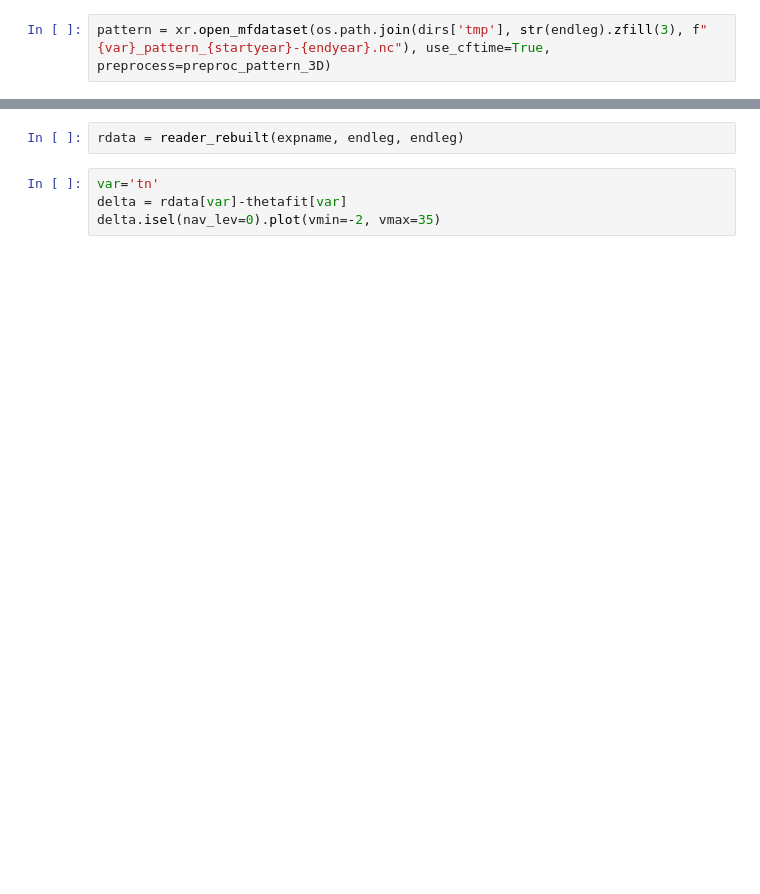
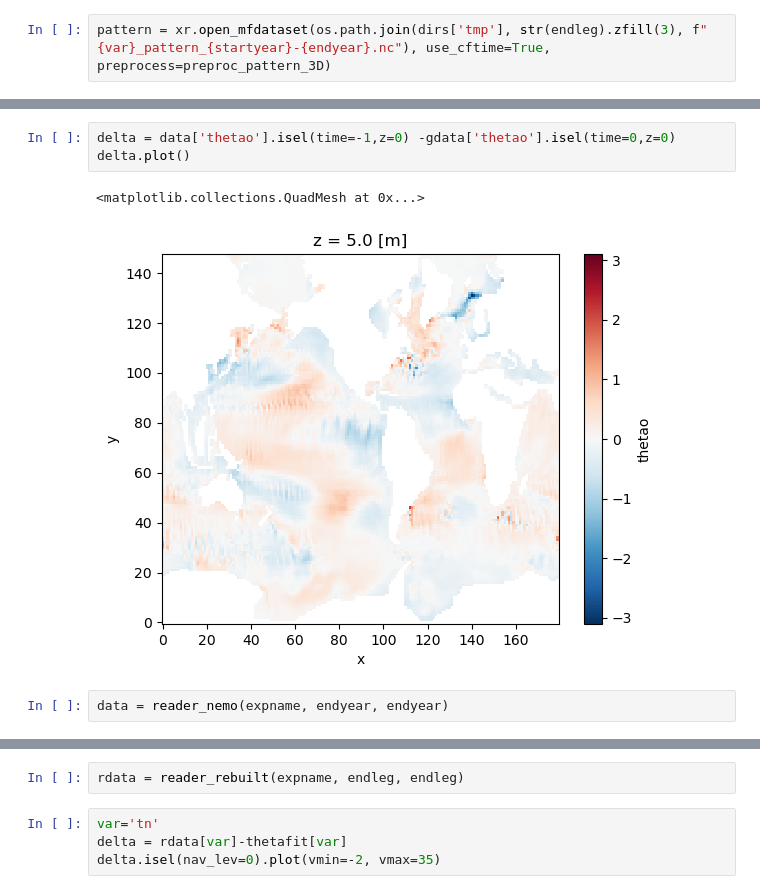
Before and after one commit to asozza/stece, a Jupyter notebook: osprey/notebooks/test_EOF.ipynb, the cells around one changed output, grey strips where cells are left out. Saved outputs shown, nothing was run; the diff lists cells and outputs as text; blank space fills up the shorter version.

```diff
--- a/osprey/notebooks/test_EOF.ipynb
+++ b/osprey/notebooks/test_EOF.ipynb
@@ -42,0 +463,8 @@ field['thetao'].isel(z=0).plot()
+# %%
+delta = data['thetao'].isel(time=-1,z=0) -gdata['thetao'].isel(time=0,z=0)
+delta.plot()
+# %% [output]
+<matplotlib.collections.QuadMesh at 0x...>
+[figure, added]
+# %%
+data = reader_nemo(expname, endyear, endyear)
```
Also changed, not shown: parts of 24 cells of this notebook, 11 other files.
